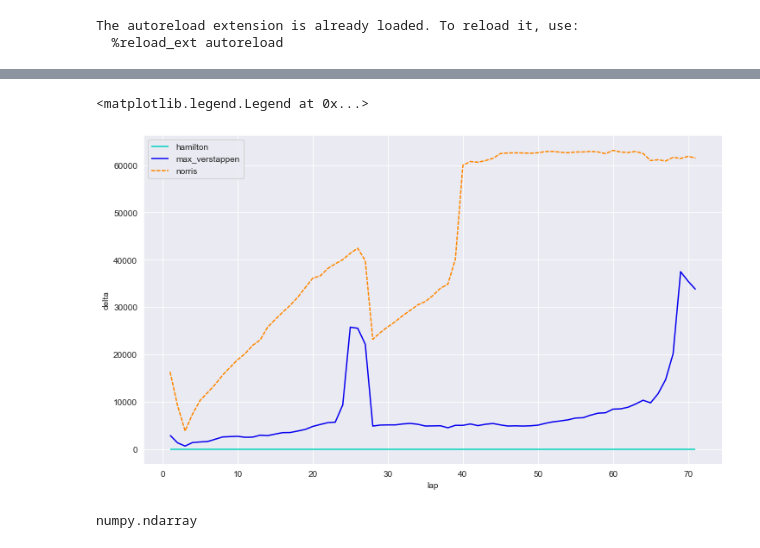
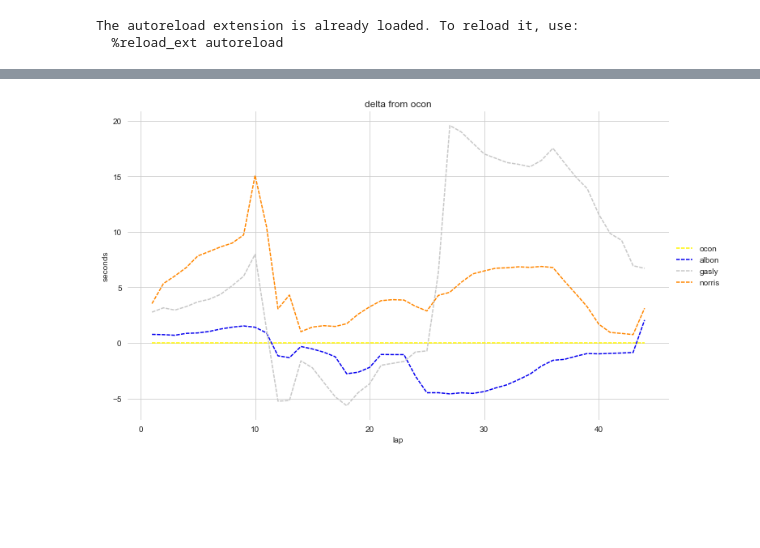
Before and after one commit to luke-bassett/f1-analysis, a Jupyter notebook: f1-analysis/Example.ipynb, the cells around one changed output, grey strips where cells are left out. Drawn from its saved outputs; the diff is of its cells as text; code cells hidden in the pictures; blank space fills up the shorter version.

Commit message:
updated delta table

```diff
--- a/f1-analysis/Example.ipynb
+++ b/f1-analysis/Example.ipynb
@@ -6,13 +6,14 @@ import pandas as pd
 %matplotlib inline
 import matplotlib.pyplot as plt
 import seaborn as sns
-sns.set_style('darkgrid')
+sns.set_style('whitegrid')
 
 %load_ext autoreload
 %autoreload 2
 import refresh_ergast
 import ergast_loader
 import data_tools
+import style
 # %% [output]
 The autoreload extension is already loaded. To reload it, use:
   %reload_ext autoreload
@@ -20,26 +21,40 @@ The autoreload extension is already loaded. To reload it, use:
 # refresh_ergast.refresh()
 ergast = ergast_loader.ErgastLoader('data//ergast_data')
 # %%
-%%time
-raceId = 1032
+raceId = 1037
+tgt_driver = 'ocon'
 delta_table = data_tools.make_delta_table(
     ergast,
-    raceId=raceId, # 2020 austria 1
-    tgt_driver='hamilton',
-    driver_refs=['hamilton', 'max_verstappen', 'norris'],
+    raceId=raceId,
+    tgt_driver=tgt_driver,
+    driver_refs=['ocon', 'albon', 'norris', 'gasly'],
 )
 
 fig, ax = plt.subplots(figsize=(12,7))
 sns.lineplot(
     data=delta_table,
     x='lap',
-    y='delta',
+    y='delta_seconds',
     hue='driverRef',
     palette=data_tools.get_driver_color_dict(ergast, raceId, key='ref'),
     style='driverRef',
-    dashes={'hamilton': (1,0), 'max_verstappen': (1, 0), 'norris': (3,1)},
+    dashes=style.dashes_2020,
     ax=ax)
+
+ax.set(xlabel='lap', ylabel='seconds', title='delta from ' + tgt_driver)
+ax.spines['top'].set_visible(False)
+ax.spines['right'].set_visible(False)
+ax.spines['bottom'].set_visible(False)
+ax.spines['left'].set_visible(False)
+
 # seaborn specific remove legend title
 handles, labels = ax.get_legend_handles_labels()
-ax.legend(handles=handles[1:], labels=labels[1:])
+ax.legend(
+    handles=handles[1:], # remove seaborn default legend title
+    labels=labels[1:],   # remove seaborn default legend title
+    loc='center left',
+    bbox_to_anchor=(1, 0.5),
+    frameon=False
+)
+plt.show()
 # %% [output]
@@ -47,6 +61 @@ Wall time: 626 ms
-<matplotlib.legend.Legend at 0x...>
-[figure, old version]
+[figure, new version]
-# %%
-type(ergast.data['drivers'].code.unique())
-# %% [output]
-numpy.ndarray
```
Also changed, not shown: parts of 2 cells of this notebook, 2 other files.
